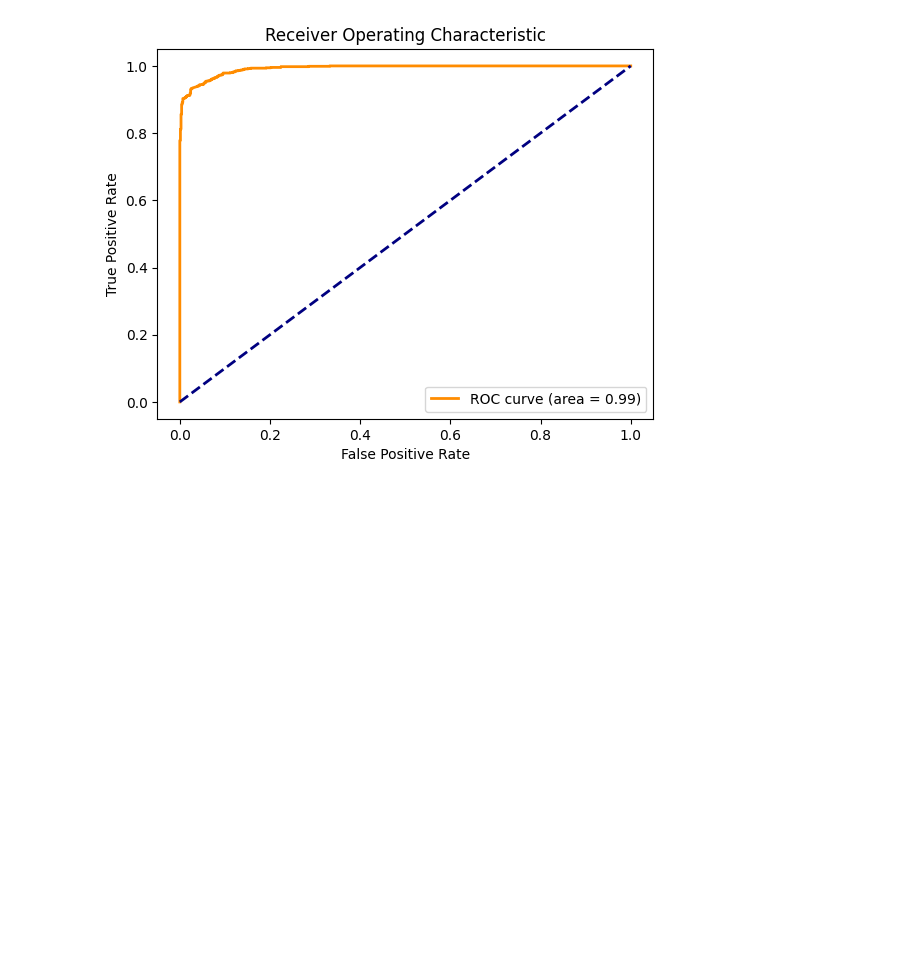
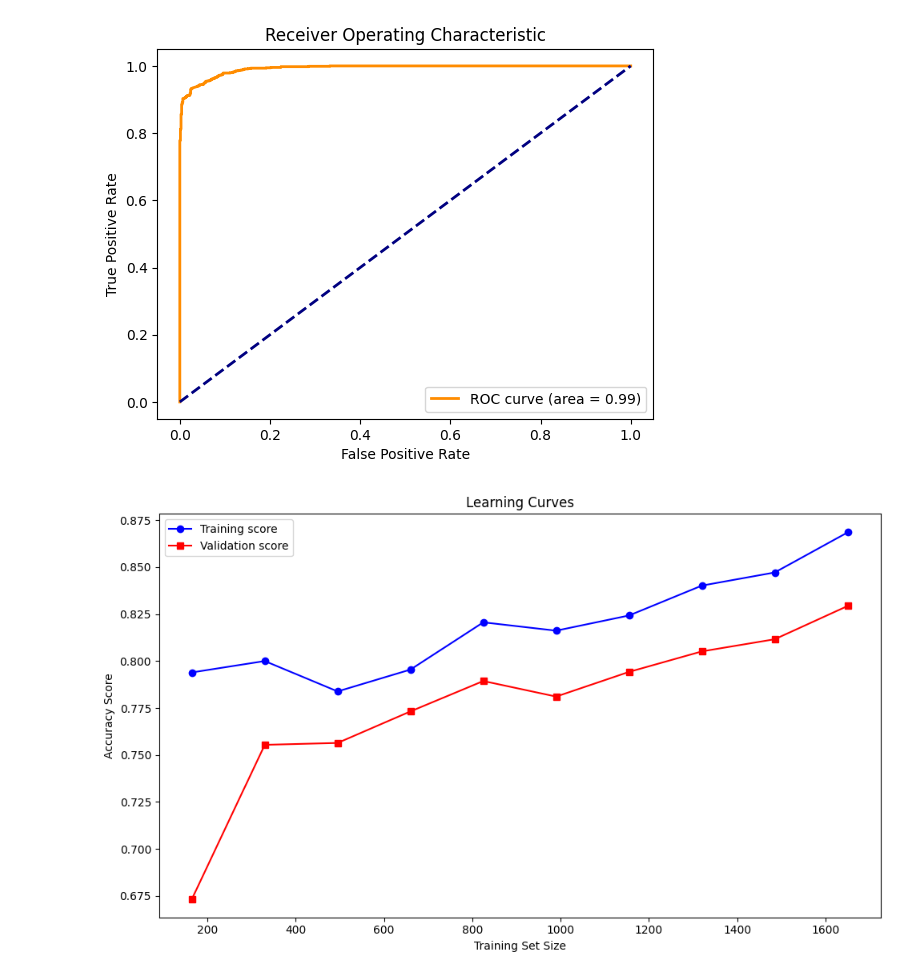
Before and after one commit to Rizzi7/NHL-Game-Prediction-CP322, a Jupyter notebook: notebooks/data_exploration.ipynb, the cells around one changed output. Saved outputs shown, nothing was run; the diff lists cells and outputs as text; code cells hidden in the pictures; blank space fills up the shorter version.

```diff
--- a/notebooks/data_exploration.ipynb
+++ b/notebooks/data_exploration.ipynb
@@ -843,3 +839,41 @@ plt.legend(loc="lower right")
 plt.show()
 # %% [output]
 [figure]
+# %%
+from sklearn.model_selection import learning_curve
+
+def plot_learning_curve(estimator, X, y, cv=None, train_sizes=np.linspace(0.1, 1.0, 10)):
+    """
+    Plot learning curves showing training and validation scores vs training set size
+    """
+    train_sizes, train_scores, val_scores = learning_curve(
+        estimator, X, y,
+        cv=cv,
+        n_jobs=-1,
+        train_sizes=train_sizes,
+        scoring='accuracy',
+        verbose=0
+    )
+
+    # Calculate mean and std
+    train_mean = np.mean(train_scores, axis=1)
+    train_std = np.std(train_scores, axis=1)
+    val_mean = np.mean(val_scores, axis=1)
+    val_std = np.std(val_scores, axis=1)
+
+    # Plot
+    plt.figure(figsize=(10, 6))
+    plt.plot(train_sizes, train_mean, label='Training score', color='blue', marker='o')
+
+    plt.plot(train_sizes, val_mean, label='Validation score', color='red', marker='s')
+
+    plt.xlabel('Training Set Size')
+    plt.ylabel('Accuracy Score')
+    plt.title('Learning Curves')
+    plt.legend(loc='best')
+    plt.tight_layout()
+    plt.show()
+
+plot_learning_curve(rf_model, X_train, y_train, cv=tscv)
+# %% [output]
+[figure, added]
```
Also changed, not shown: parts of 1 cell of this notebook.
